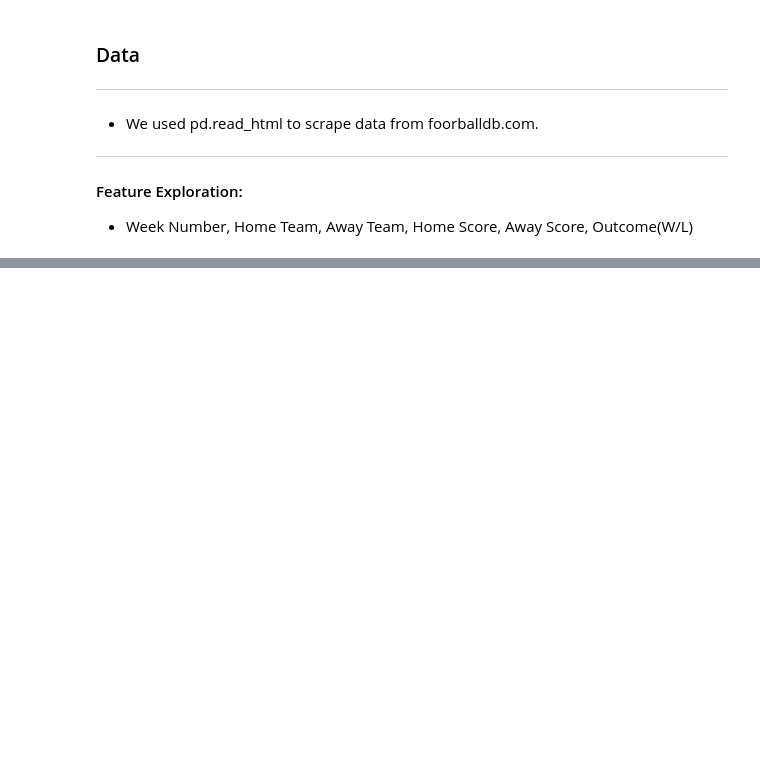
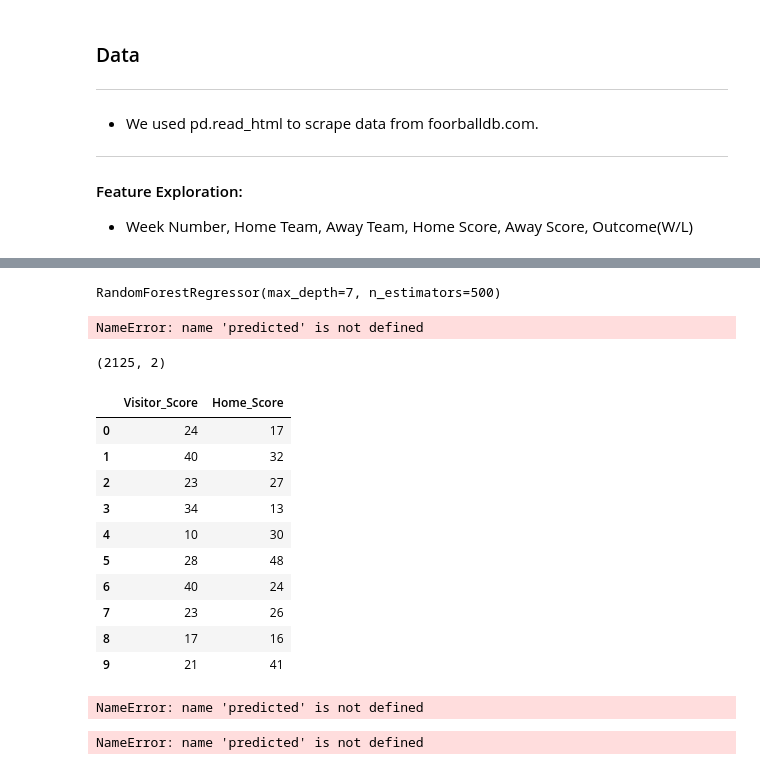
Before and after one commit to ChrisLaha/NFL-Prediction-Model, a Jupyter notebook: NFL_Prediction_Model.ipynb, the cells around one changed output, grey strips where cells are left out. Cells and saved outputs as stored; diff of their text form; code cells hidden in the pictures; blank space fills up the shorter version.

```diff
--- a/NFL_Prediction_Model.ipynb
+++ b/NFL_Prediction_Model.ipynb
@@ -619,0 +300,8 @@ dtype: bool
+# %%
+# Read training and testing datasets
+test = pd.read_csv("test.csv")
+train = pd.read_csv("train.csv")
+# %%
+# Drop unnecessary columns
+test.drop(columns=['Unnamed: 0'], inplace=True)
+train.drop(columns=['Unnamed: 0'], inplace=True)
@@ -619,0 +324,7 @@ dtype: bool
+# %%
+lr.fit(x_train.values, y_train.values)
+rf.fit(x_train.values, y_train.values)
+#ab.fit(x_train.values, y_train.values)
+#gr.fit(x_train.values, y_train.values)
+# %% [output]
+RandomForestRegressor(max_depth=7, n_estimators=500)
@@ -619,0 +343,26 @@ dtype: bool
+# %%
+predicted.shape
+# %% [output]
+NameError: name 'predicted' is not defined
+# %%
+y_train.values.shape
+# %% [output]
+(2125, 2)
+# %%
+y_train[:10]
+# %% [output]
+|  | Visitor_Score | Home_Score |
+| 0 | 24 | 17 |
+| 1 | 40 | 32 |
+| 2 | 23 | 27 |
+| 3 | 34 | 13 |
+| 4 | 10 | 30 |
+| 5 | 28 | 48 |
+| 6 | 40 | 24 |
+| 7 | 23 | 26 |
+| 8 | 17 | 16 |
+| 9 | 21 | 41 |
+# %%
+predicted[:10]
+# %% [output]
+NameError: name 'predicted' is not defined
@@ -619,0 +377,4 @@ dtype: bool
+# %%
+predicted - y_train.values
+# %% [output]
+NameError: name 'predicted' is not defined
```
Also changed, not shown: parts of 72 cells of this notebook.
